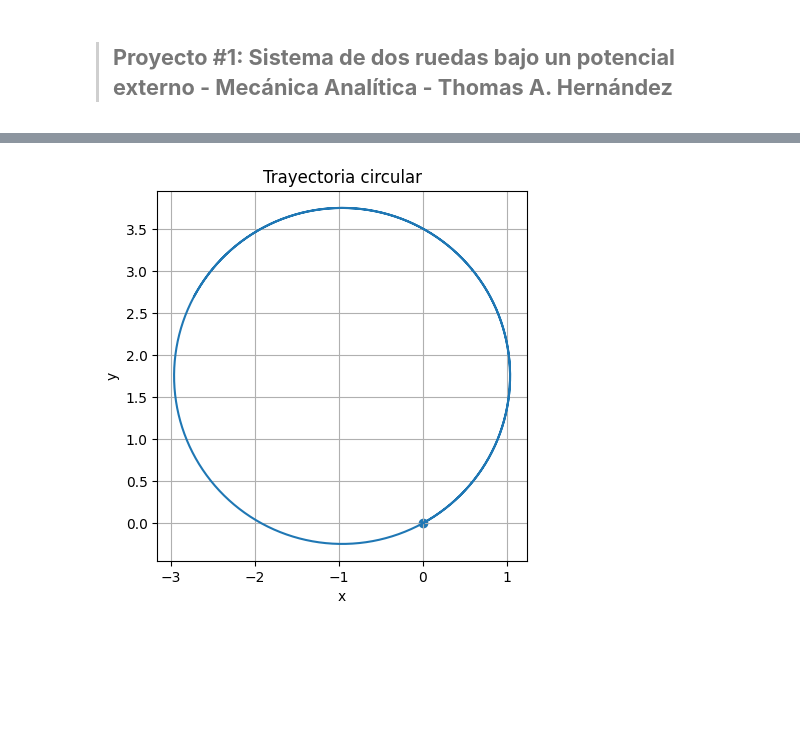
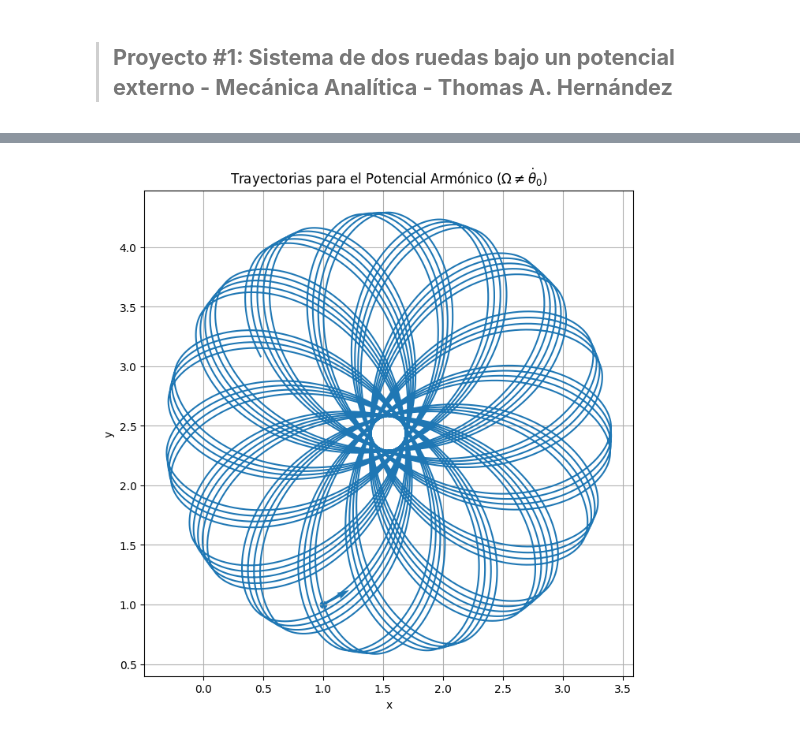
Before and after one commit to ThomAnkhe/Proyectos_Mecanica_Analitica, a Jupyter notebook: Proyecto_1/Codigo_Graficas.ipynb, the cells around one changed output, grey strips where cells are left out. Saved outputs shown, nothing was run; the diff lists cells and outputs as text; code cells hidden in the pictures; blank space fills up the shorter version.

```diff
--- a/Proyecto_1/Codigo_Graficas.ipynb
+++ b/Proyecto_1/Codigo_Graficas.ipynb
@@ -212,37 +115,33 @@ plt.show()
-# %%
-import numpy as np
-import matplotlib.pyplot as plt
-
-# Parámetros
-a = 1.0
-phi_dot0 = 2.0
-theta_dot0 = 1.0
-theta0 = 0.5
-x0 = 0.0
-y0 = 0.0
-
-# Radio
-R = a * phi_dot0 / theta_dot0
-
-# Tiempo
-t = np.linspace(0, 10, 1000)
-
-# Ángulo
-theta = theta_dot0 * t + theta0
-
-# Trayectoria
-x = x0 + R * (np.sin(theta) - np.sin(theta0))
-y = y0 - R * (np.cos(theta) - np.cos(theta0))
-
-# Gráfica
-plt.figure()
-plt.plot(x, y)
-plt.scatter([x0], [y0])  # punto inicial
-plt.gca().set_aspect('equal', 'box')
-plt.xlabel("x")
-plt.ylabel("y")
-plt.title("Trayectoria circular")
-plt.grid(True)
-plt.show()
-# %% [output]
-[figure, removed]
+# %%
+t3 = np.linspace(0, 300, 30000)
+x_0, y_0, theta_0, dtheta_0, dPhi_0 = 1.0, 1.0, 0.5, 1.0, 1.0
+theta_t3 = dtheta_0*t3 + theta_0
+
+k = 10.0
+Omega = np.sqrt(((a**2)*lambda_const*k)/Im - dtheta_0)
+
+ddPhi_0, delta = 1.0, 0.0
+x_t3 = x_0 + (a/dtheta_0)*(dPhi_0 - (ddPhi_0/Omega)*np.tan(delta))*(np.sin(theta_t3) - np.sin(theta_0)) + a*(ddPhi_0/(2*Omega*np.cos(delta)))*(((np.cos(delta + theta_0) - np.cos((Omega + dtheta_0)*t3 + delta + theta_0))/(Omega + dtheta_0)) + ((np.cos(delta - theta_0) - np.cos((Omega - dtheta_0)*t3 + delta - theta_0))/(Omega - dtheta_0)))
+
+y_t3 = y_0 - (a/dtheta_0)*(dPhi_0 - (ddPhi_0/Omega)*np.tan(delta))*(np.cos(theta_t3) - np.cos(theta_0)) + a*(ddPhi_0/(2*Omega*np.cos(delta)))*(((np.sin((Omega - dtheta_0)*t3 + delta - theta_0) - np.sin(delta - theta_0))/(Omega - dtheta_0)) - ((np.sin((Omega + dtheta_0)*t3 + delta + theta_0) - np.sin(delta + theta_0))/(Omega + dtheta_0)))
+
+
+# Gráfica: -------------------------------------------------------------------------------------------------------
+fig, ax = plt.subplots(figsize=(8, 8))
+ax.plot(x_t3, y_t3)
+ax.scatter(x_0, y_0)
+
+# Aquí creo la flecha de la velocidad inicial para indicar el sentido de la trayectoria.
+dx = x_t3[1] - x_t3[0]
+dy = y_t3[1] - y_t3[0]
+norm = 2*np.sqrt(dx**2 + dy**2) # No es realmente la norma, es dos veces. La fecha se veía muy grande.
+
+ax.quiver(x_0, y_0, dx/norm, dy/norm, color = "C0", angles = 'xy', scale_units = 'xy', scale = 2, width = 0.005)
+
+ax.set_title(r"Trayectorias para el Potencial Armónico $(\Omega \neq \dot\theta_{0})$")
+ax.set_xlabel("x")
+ax.set_ylabel("y")
+
+ax.grid()
+# %% [output]
+[figure, added]
```
Also changed, not shown: parts of 22 cells of this notebook, 6 other files.
